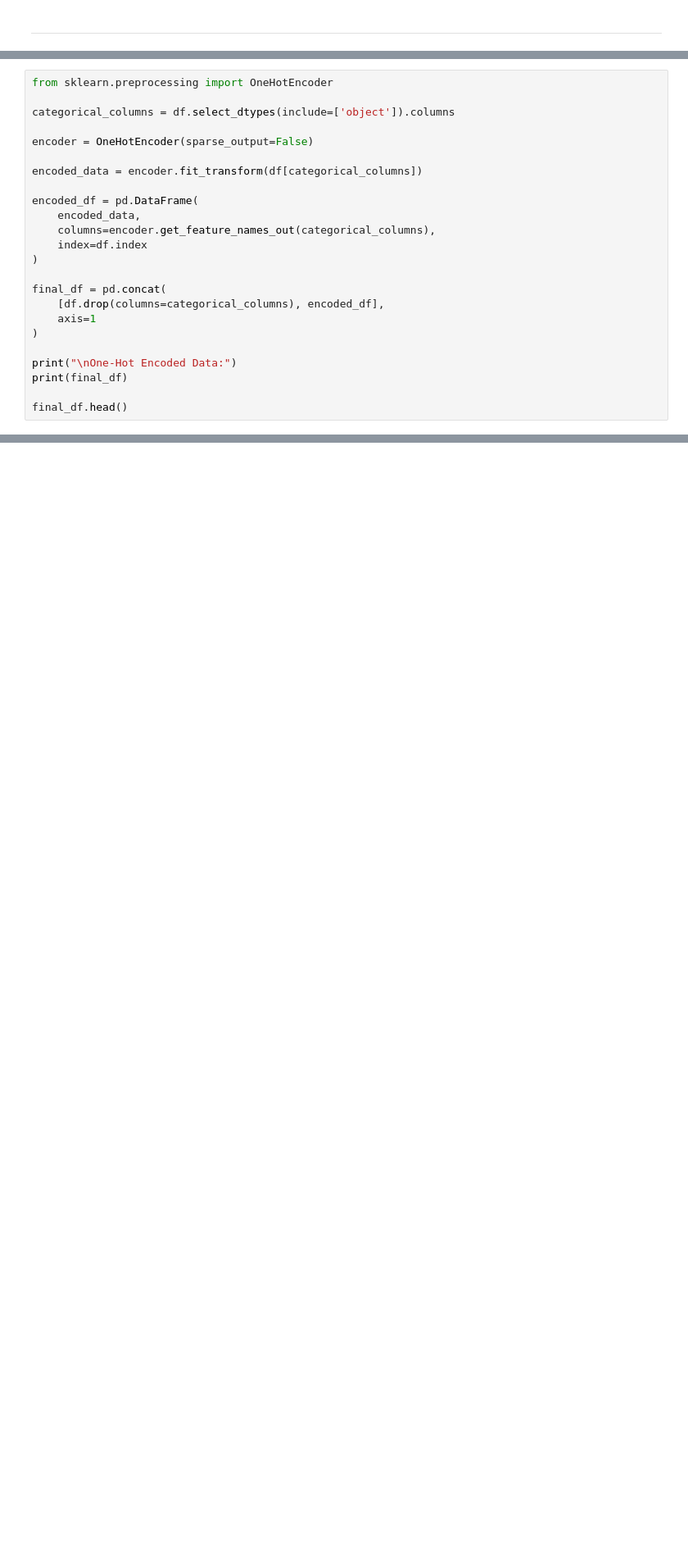
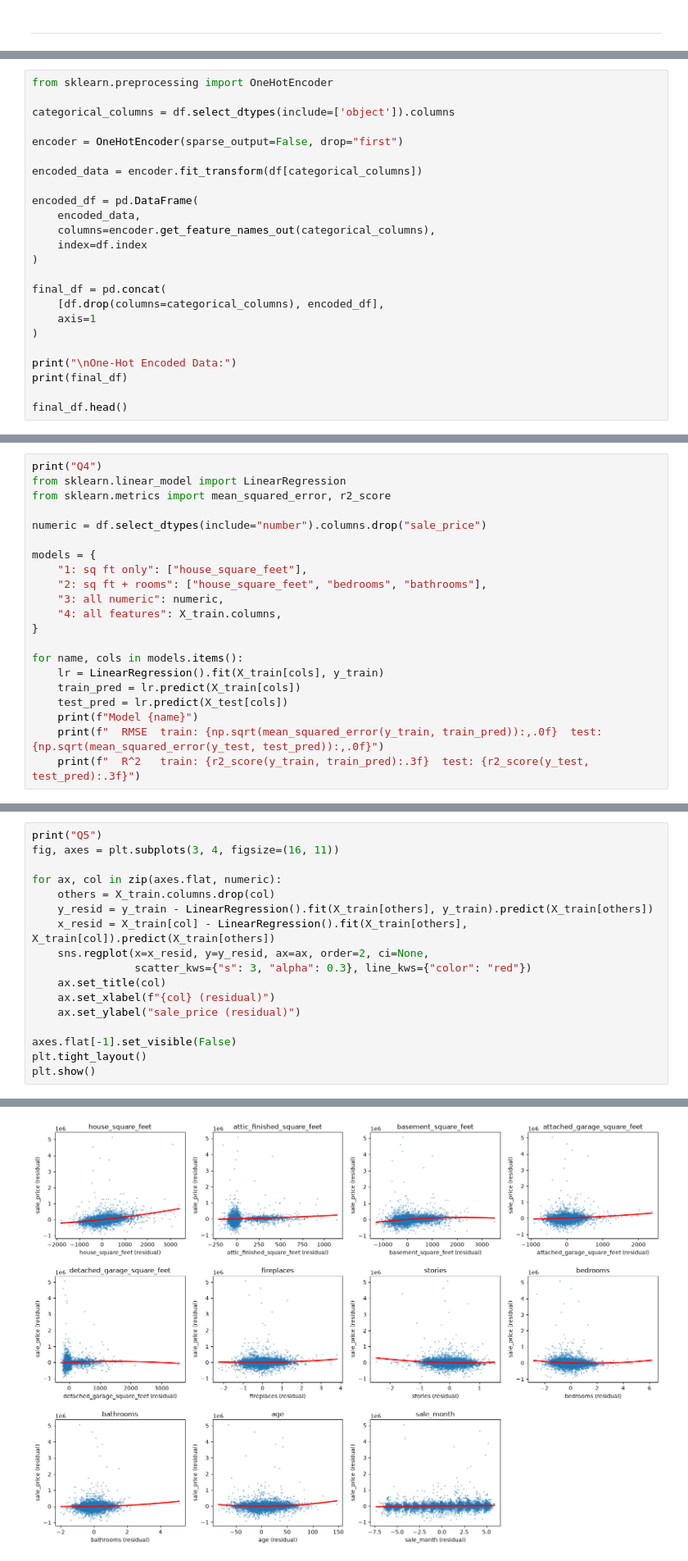
Before and after one commit to Silverdroplet/L02-hedonic-pricing, a Jupyter notebook: notebook.ipynb, the cells around one changed output, grey strips where cells are left out. Shown at 82% size. Cells and saved outputs as stored; diff of their text form; blank space fills up the shorter version.

```diff
--- a/notebook.ipynb
+++ b/notebook.ipynb
@@ -137,7 +144,7 @@ from sklearn.preprocessing import OneHotEncoder
 
 categorical_columns = df.select_dtypes(include=['object']).columns
 
-encoder = OneHotEncoder(sparse_output=False)
+encoder = OneHotEncoder(sparse_output=False, drop="first")
 
 encoded_data = encoder.fit_transform(df[categorical_columns])
 
@@ -195,0 +208,21 @@ X_train shape: (13330, 53) | X_test shape: (3333, 53)
+# %%
+print("Q4")
+from sklearn.linear_model import LinearRegression
+from sklearn.metrics import mean_squared_error, r2_score
+
+numeric = df.select_dtypes(include="number").columns.drop("sale_price")
+
+models = {
+    "1: sq ft only": ["house_square_feet"],
+    "2: sq ft + rooms": ["house_square_feet", "bedrooms", "bathrooms"],
+    "3: all numeric": numeric,
+    "4: all features": X_train.columns,
+}
+
+for name, cols in models.items():
+    lr = LinearRegression().fit(X_train[cols], y_train)
+    train_pred = lr.predict(X_train[cols])
+    test_pred = lr.predict(X_test[cols])
+    print(f"Model {name}")
+    print(f"  RMSE  train: {np.sqrt(mean_squared_error(y_train, train_pred)):,.0f}  test: {np.sqrt(mean_squared_error(y_test, test_pred)):,.0f}")
+    print(f"  R^2   train: {r2_score(y_train, train_pred):.3f}  test: {r2_score(y_test, test_pred):.3f}")
@@ -195,0 +245,18 @@ X_train shape: (13330, 53) | X_test shape: (3333, 53)
+# %%
+print("Q5")
+fig, axes = plt.subplots(3, 4, figsize=(16, 11))
+
+for ax, col in zip(axes.flat, numeric):
+    others = X_train.columns.drop(col)
+    y_resid = y_train - LinearRegression().fit(X_train[others], y_train).predict(X_train[others])
+    x_resid = X_train[col] - LinearRegression().fit(X_train[others], X_train[col]).predict(X_train[others])
+    sns.regplot(x=x_resid, y=y_resid, ax=ax, order=2, ci=None,
+                scatter_kws={"s": 3, "alpha": 0.3}, line_kws={"color": "red"})
+    ax.set_title(col)
+    ax.set_xlabel(f"{col} (residual)")
+    ax.set_ylabel("sale_price (residual)")
+
+axes.flat[-1].set_visible(False)
+plt.tight_layout()
+plt.show()
+# %% [output]
@@ -195,0 +264 @@ X_train shape: (13330, 53) | X_test shape: (3333, 53)
+[figure, added]
```
Also changed, not shown: parts of 9 cells of this notebook.
